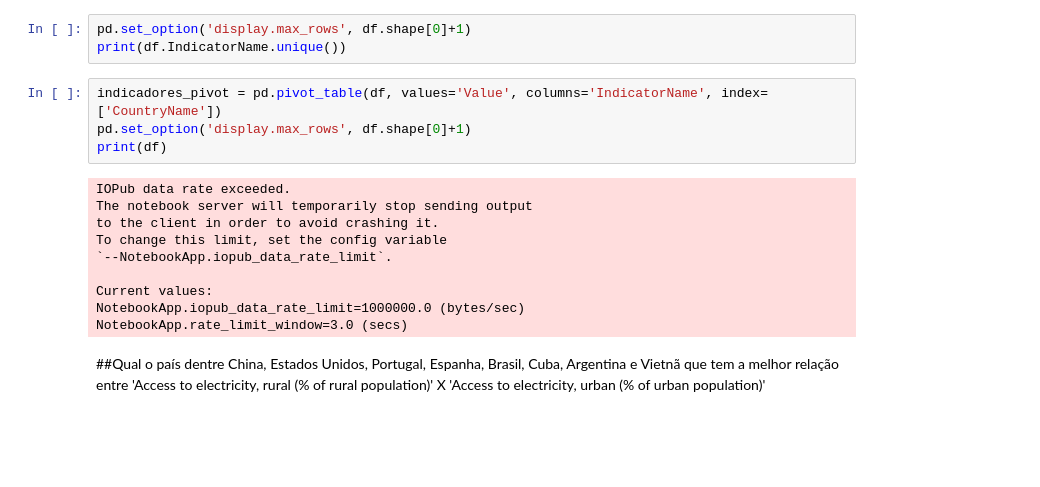
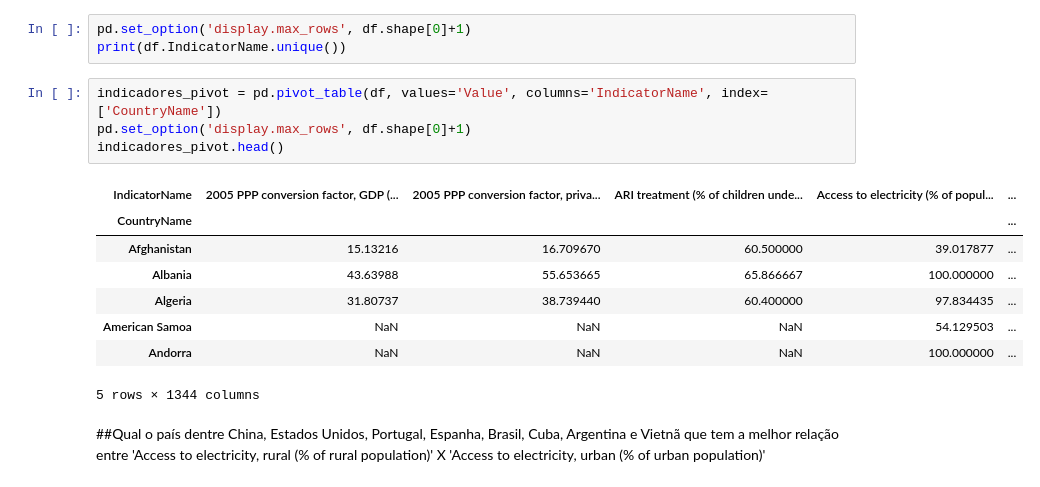
Before and after one commit to MrVeidt/Prova-01-Data-Science, a Jupyter notebook: Prova1.ipynb, the cells around one changed output. Cells and saved outputs as stored; diff of their text form; blank space fills up the shorter version.

```diff
--- a/Prova1.ipynb
+++ b/Prova1.ipynb
@@ -33,17 +33,16 @@ print(df.IndicatorName.unique())
 # %%
 indicadores_pivot = pd.pivot_table(df, values='Value', columns='IndicatorName', index=['CountryName'])
 pd.set_option('display.max_rows', df.shape[0]+1)
-print(df)
+indicadores_pivot.head()
 # %% [output]
+| IndicatorName | 2005 PPP conversion factor, GDP (... | 2005 PPP conversion factor, priva... | ARI treatment (% of children unde... | Access to electricity (% of popul... | ... |
+| CountryName |  |  |  |  | ... |
+| Afghanistan | 15.13216 | 16.709670 | 60.500000 | 39.017877 | ... |
+| Albania | 43.63988 | 55.653665 | 65.866667 | 100.000000 | ... |
+| Algeria | 31.80737 | 38.739440 | 60.400000 | 97.834435 | ... |
+| American Samoa | NaN | NaN | NaN | 54.129503 | ... |
+| Andorra | NaN | NaN | NaN | 100.000000 | ... |
-IOPub data rate exceeded.
-The notebook server will temporarily stop sending output
-to the client in order to avoid crashing it.
-To change this limit, set the config variable
-`--NotebookApp.iopub_data_rate_limit`.
-
-Current values:
-NotebookApp.iopub_data_rate_limit=1000000.0 (bytes/sec)
-NotebookApp.rate_limit_window=3.0 (secs)
+5 rows × 1344 columns
 # %% [markdown]
 ##Qual o país dentre China, Estados Unidos, Portugal, Espanha, Brasil, Cuba, Argentina e Vietnã que tem a melhor relação entre 'Access to electricity, rural (% of rural population)' X 'Access to electricity, urban (% of urban population)'
 # %%
```
Also changed, not shown: parts of 5 cells of this notebook.
